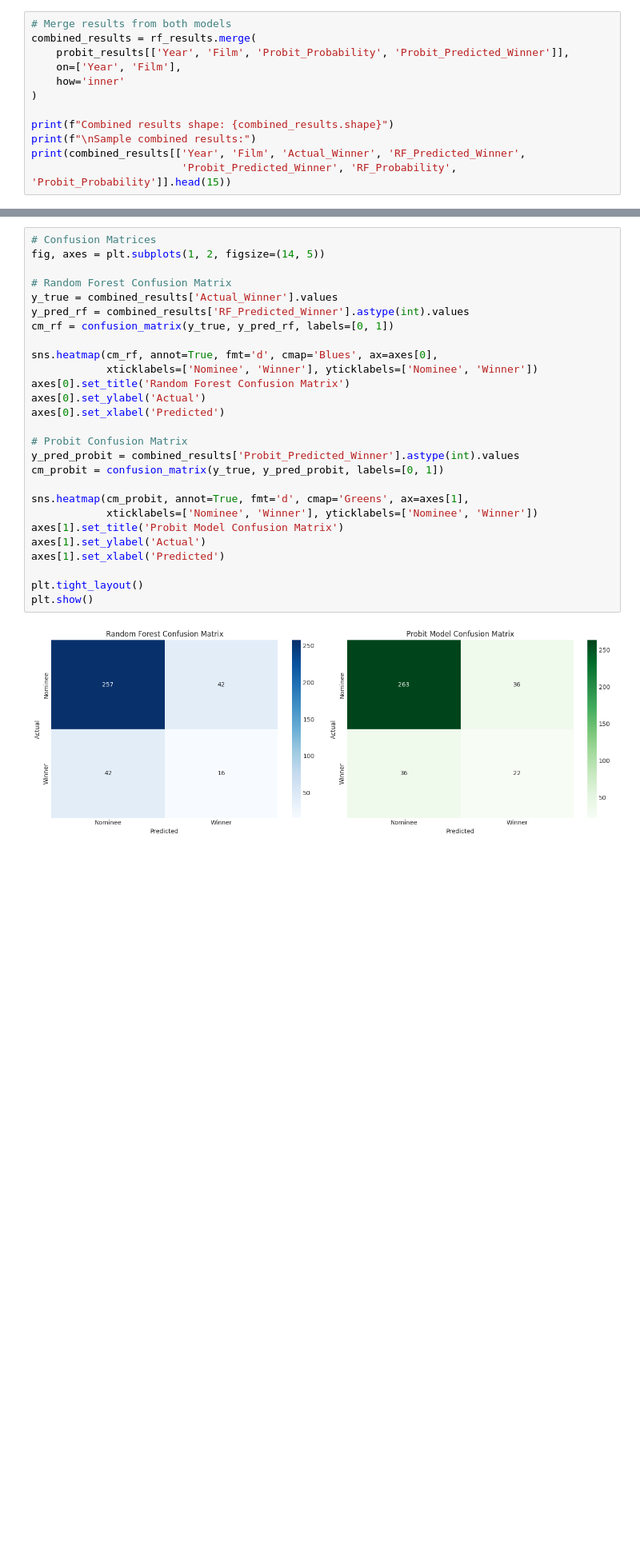
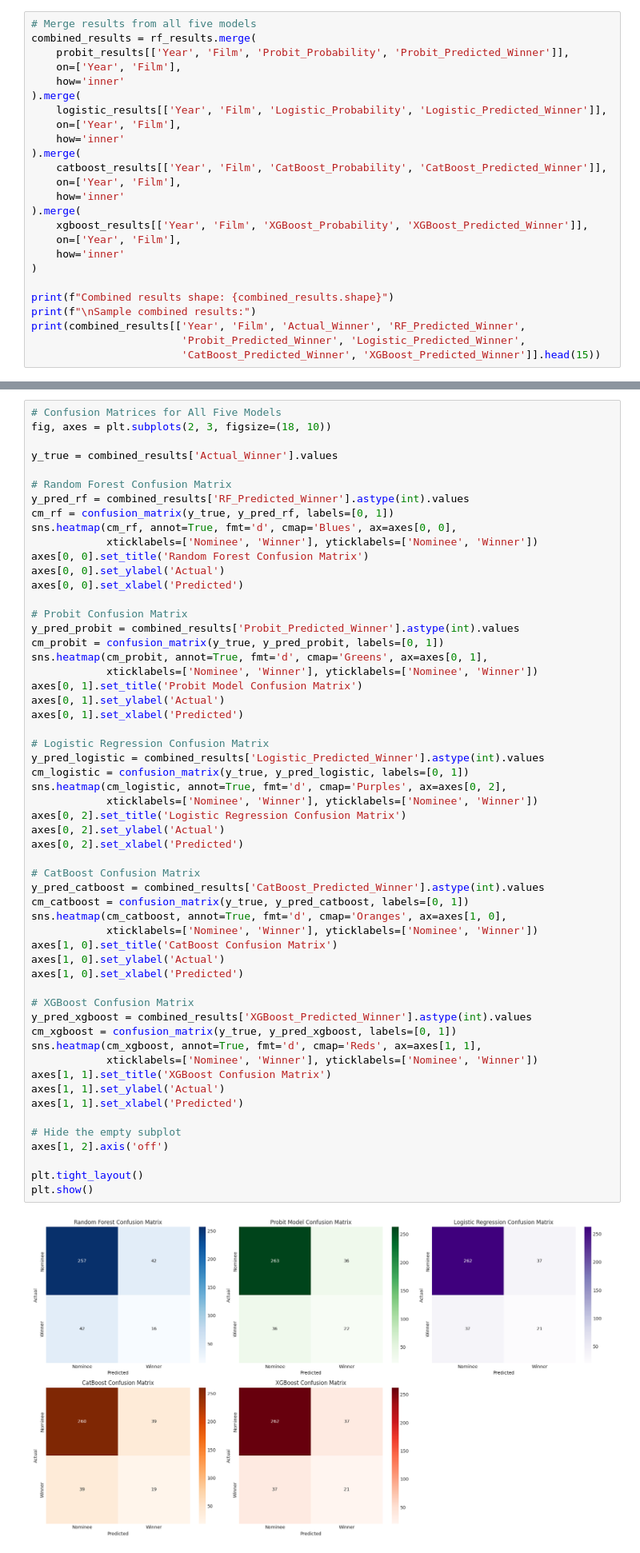
Before and after one commit to Carlos-Elias-Riv/oscar-data-driven-decisions, a Jupyter notebook: initial_analysis_model.ipynb, the cells around one changed output, grey strips where cells are left out. Shown at 80% size. Saved outputs shown, nothing was run; the diff lists cells and outputs as text; blank space fills up the shorter version.

Commit message:
version con el modelo y revenue analsis

```diff
--- a/initial_analysis_model.ipynb
+++ b/initial_analysis_model.ipynb
@@ -590,7 +964,19 @@ Now let's calculate comprehensive metrics for both models including accuracy, pr
 # %%
-# Merge results from both models
+# Merge results from all five models
 combined_results = rf_results.merge(
     probit_results[['Year', 'Film', 'Probit_Probability', 'Probit_Predicted_Winner']],
+    on=['Year', 'Film'],
+    how='inner'
+).merge(
+    logistic_results[['Year', 'Film', 'Logistic_Probability', 'Logistic_Predicted_Winner']],
+    on=['Year', 'Film'],
+    how='inner'
+).merge(
+    catboost_results[['Year', 'Film', 'CatBoost_Probability', 'CatBoost_Predicted_Winner']],
+    on=['Year', 'Film'],
+    how='inner'
+).merge(
+    xgboost_results[['Year', 'Film', 'XGBoost_Probability', 'XGBoost_Predicted_Winner']],
     on=['Year', 'Film'],
     how='inner'
 )
@@ -598,5 +984,6 @@ combined_results = rf_results.merge(
 print(f"Combined results shape: {combined_results.shape}")
 print(f"\nSample combined results:")
 print(combined_results[['Year', 'Film', 'Actual_Winner', 'RF_Predicted_Winner',
-                        'Probit_Predicted_Winner', 'RF_Probability', 'Probit_Probability']].head(15))
+                        'Probit_Predicted_Winner', 'Logistic_Predicted_Winner',
+                        'CatBoost_Predicted_Winner', 'XGBoost_Predicted_Winner']].head(15))
 # %% [output]
@@ -693,30 +1091,59 @@ Creating comprehensive visualizations to compare model performance and understan
 # %%
-# Confusion Matrices
-fig, axes = plt.subplots(1, 2, figsize=(14, 5))
+# Confusion Matrices for All Five Models
+fig, axes = plt.subplots(2, 3, figsize=(18, 10))
+
+y_true = combined_results['Actual_Winner'].values
 
 # Random Forest Confusion Matrix
-y_true = combined_results['Actual_Winner'].values
 y_pred_rf = combined_results['RF_Predicted_Winner'].astype(int).values
 cm_rf = confusion_matrix(y_true, y_pred_rf, labels=[0, 1])
-
-sns.heatmap(cm_rf, annot=True, fmt='d', cmap='Blues', ax=axes[0],
+sns.heatmap(cm_rf, annot=True, fmt='d', cmap='Blues', ax=axes[0, 0],
             xticklabels=['Nominee', 'Winner'], yticklabels=['Nominee', 'Winner'])
-axes[0].set_title('Random Forest Confusion Matrix')
-axes[0].set_ylabel('Actual')
-axes[0].set_xlabel('Predicted')
+axes[0, 0].set_title('Random Forest Confusion Matrix')
+axes[0, 0].set_ylabel('Actual')
+axes[0, 0].set_xlabel('Predicted')
 
 # Probit Confusion Matrix
 y_pred_probit = combined_results['Probit_Predicted_Winner'].astype(int).values
 cm_probit = confusion_matrix(y_true, y_pred_probit, labels=[0, 1])
+sns.heatmap(cm_probit, annot=True, fmt='d', cmap='Greens', ax=axes[0, 1],
+            xticklabels=['Nominee', 'Winner'], yticklabels=['Nominee', 'Winner'])
+axes[0, 1].set_title('Probit Model Confusion Matrix')
+axes[0, 1].set_ylabel('Actual')
+axes[0, 1].set_xlabel('Predicted')
 
-sns.heatmap(cm_probit, annot=True, fmt='d', cmap='Greens', ax=axes[1],
+# Logistic Regression Confusion Matrix
+y_pred_logistic = combined_results['Logistic_Predicted_Winner'].astype(int).values
+cm_logistic = confusion_matrix(y_true, y_pred_logistic, labels=[0, 1])
+sns.heatmap(cm_logistic, annot=True, fmt='d', cmap='Purples', ax=axes[0, 2],
             xticklabels=['Nominee', 'Winner'], yticklabels=['Nominee', 'Winner'])
-axes[1].set_title('Probit Model Confusion Matrix')
-axes[1].set_ylabel('Actual')
-axes[1].set_xlabel('Predicted')
+axes[0, 2].set_title('Logistic Regression Confusion Matrix')
+axes[0, 2].set_ylabel('Actual')
+axes[0, 2].set_xlabel('Predicted')
+
+# CatBoost Confusion Matrix
+y_pred_catboost = combined_results['CatBoost_Predicted_Winner'].astype(int).values
+cm_catboost = confusion_matrix(y_true, y_pred_catboost, labels=[0, 1])
+sns.heatmap(cm_catboost, annot=True, fmt='d', cmap='Oranges', ax=axes[1, 0],
+            xticklabels=['Nominee', 'Winner'], yticklabels=['Nominee', 'Winner'])
+axes[1, 0].set_title('CatBoost Confusion Matrix')
+axes[1, 0].set_ylabel('Actual')
+axes[1, 0].set_xlabel('Predicted')
+
+# XGBoost Confusion Matrix
+y_pred_xgboost = combined_results['XGBoost_Predicted_Winner'].astype(int).values
+cm_xgboost = confusion_matrix(y_true, y_pred_xgboost, labels=[0, 1])
+sns.heatmap(cm_xgboost, annot=True, fmt='d', cmap='Reds', ax=axes[1, 1],
+            xticklabels=['Nominee', 'Winner'], yticklabels=['Nominee', 'Winner'])
+axes[1, 1].set_title('XGBoost Confusion Matrix')
+axes[1, 1].set_ylabel('Actual')
+axes[1, 1].set_xlabel('Predicted')
+
+# Hide the empty subplot
+axes[1, 2].axis('off')
 
 plt.tight_layout()
 plt.show()
 # %% [output]
-[figure, old version]
+[figure, new version]
 # %%
```
Also changed, not shown: parts of 21 cells of this notebook, 5 other files.
